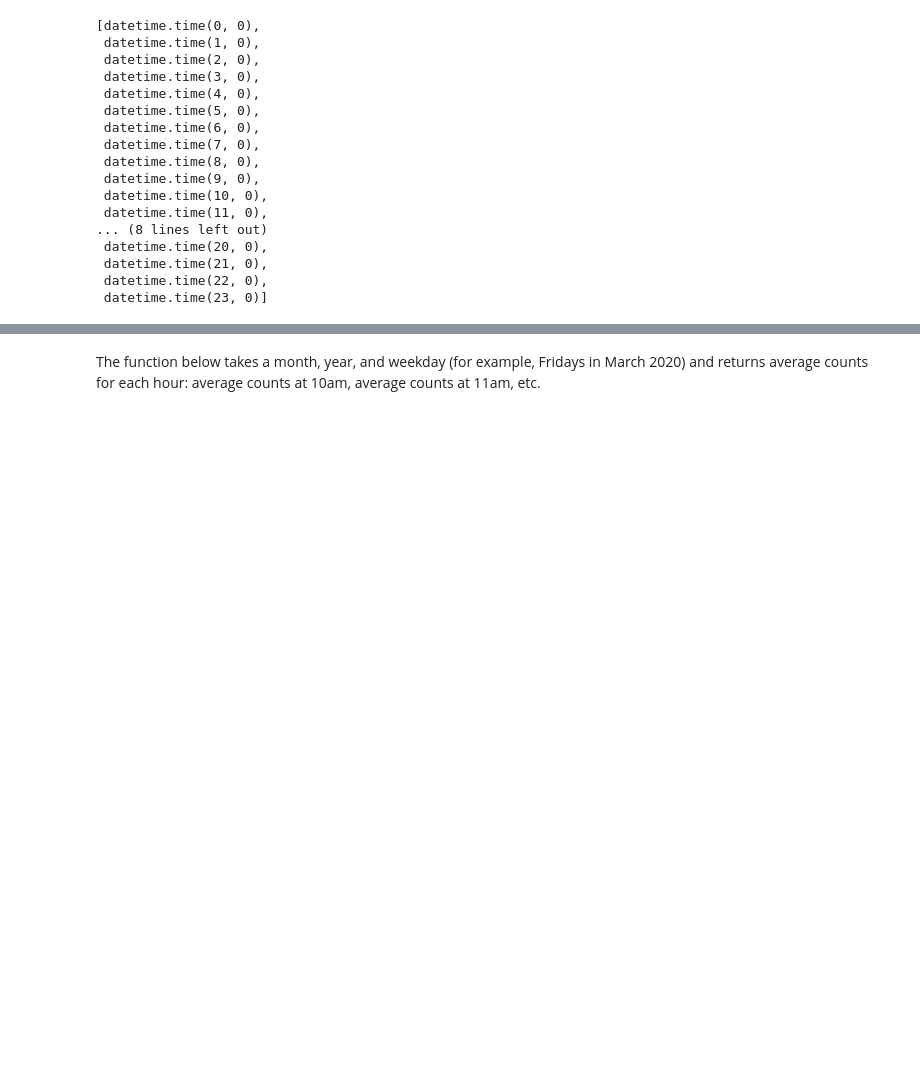
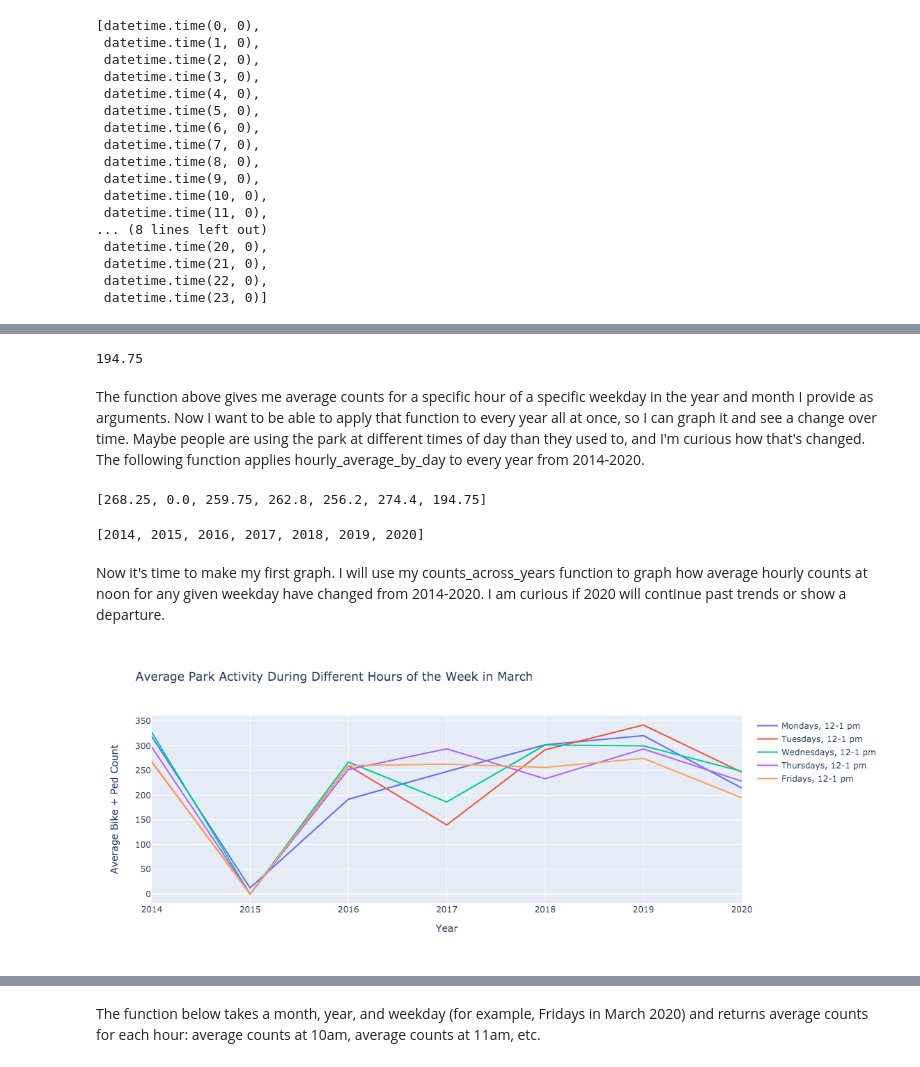
Before and after one commit to kellytdunn/Seattle-parks, a Jupyter notebook: Elliott Bay Trail.ipynb, the cells around one changed output, grey strips where cells are left out. Cells and saved outputs as stored; diff of their text form; code cells hidden in the pictures; blank space fills up the shorter version.

```diff
--- a/Elliott Bay Trail.ipynb
+++ b/Elliott Bay Trail.ipynb
@@ -191,0 +165,55 @@ Now it's time to make my first graph. Let's start out graphing hourly counts for
+# %%
+def hourly_average_by_day(month, year, weekday, hour):
+    monthly_total = []
+    matching_records = list(record for record in records if record['Day of Week']==weekday and record['Month']==month and record['Time']==hour and record['Year']==year)
+    for record in matching_records:
+        monthly_total.append(record['Total'])
+    return sum(monthly_total)/len(monthly_total)
+hourly_average_by_day(3, 2020, 'Friday', datetime.time(12, 0))
+# %% [output]
+194.75
+# %% [markdown]
+The function above gives me average counts for a specific hour of a specific weekday in the year and month I provide as arguments. Now I want to be able to apply that function to every year all at once, so I can graph it and see a change over time. Maybe people are using the park at different times of day than they used to, and I'm curious how that's changed. The following function applies hourly_average_by_day to every year from 2014-2020.
+# %%
+def counts_across_years(month, weekday, hour): #note below how the hour must be formatted.
+    counts_list=[]
+    for year in range (2014, 2021):
+        count = hourly_average_by_day(month, year, weekday, hour)
+        counts_list.append(count)
+    return counts_list
+
+counts_across_years(3, 'Friday', datetime.time(12, 0))
+# %% [output]
+[268.25, 0.0, 259.75, 262.8, 256.2, 274.4, 194.75]
+# %%
+allyears=[]
+for i in range (2014,2021):
+    allyears.append(i)
+allyears
+# %% [output]
+[2014, 2015, 2016, 2017, 2018, 2019, 2020]
+# %% [markdown]
+Now it's time to make my first graph. I will use my counts_across_years function to graph how average hourly counts at noon for any given weekday have changed from 2014-2020. I am curious if 2020 will continue past trends or show a departure.
+# %%
+fig = go.Figure()
+fig.add_trace(go.Scatter(x=allyears, y=counts_across_years(3, 'Monday', datetime.time(12, 0)),
+                    mode='lines',
+                    name='Mondays, 12-1 pm'))
+fig.add_trace(go.Scatter(x=allyears, y=counts_across_years(3, 'Tuesday', datetime.time(12, 0)),
+                    mode='lines',
+                    name='Tuesdays, 12-1 pm'))
+fig.add_trace(go.Scatter(x=allyears, y=counts_across_years(3, 'Wednesday', datetime.time(12, 0)),
+                    mode='lines',
+                    name='Wednesdays, 12-1 pm'))
+fig.add_trace(go.Scatter(x=allyears, y=counts_across_years(3, 'Thursday', datetime.time(12, 0)),
+                    mode='lines',
+                    name='Thursdays, 12-1 pm'))
+fig.add_trace(go.Scatter(x=allyears, y=counts_across_years(3, 'Friday', datetime.time(12, 0)),
+                    mode='lines',
+                    name='Fridays, 12-1 pm'))
+fig.update_layout(title='Average Park Activity During Different Hours of the Week in March',
+                   xaxis_title='Year',
+                   yaxis_title='Average Bike + Ped Count')
+fig.show()
+# %% [output]
+[figure, added]
```
Also changed, not shown: parts of 28 cells of this notebook.
